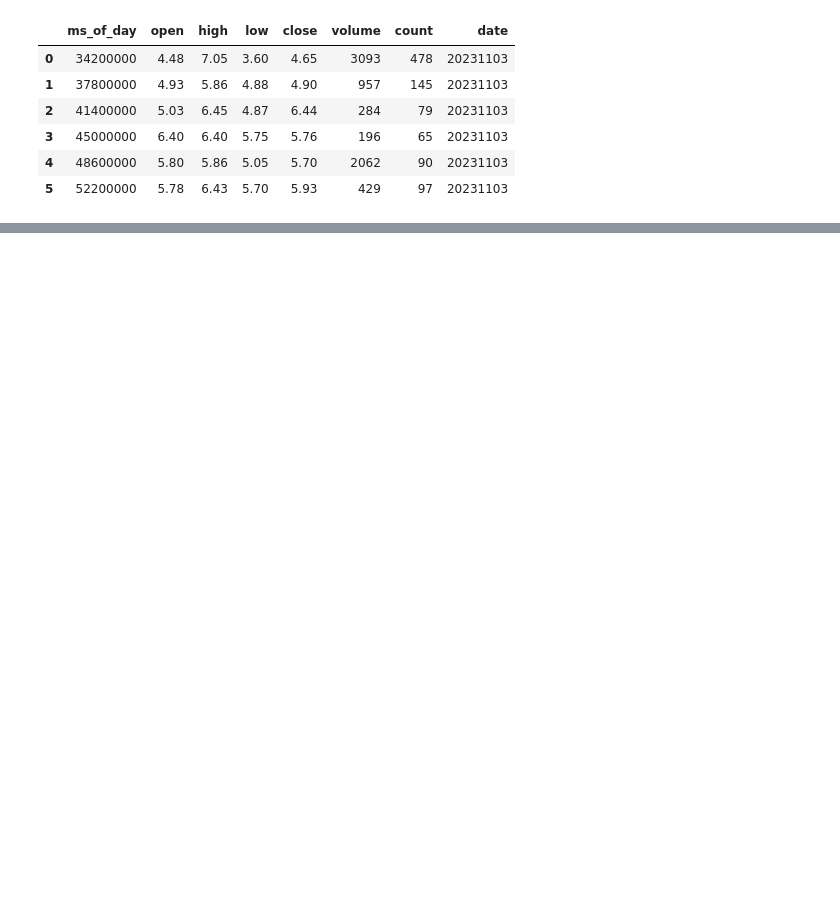
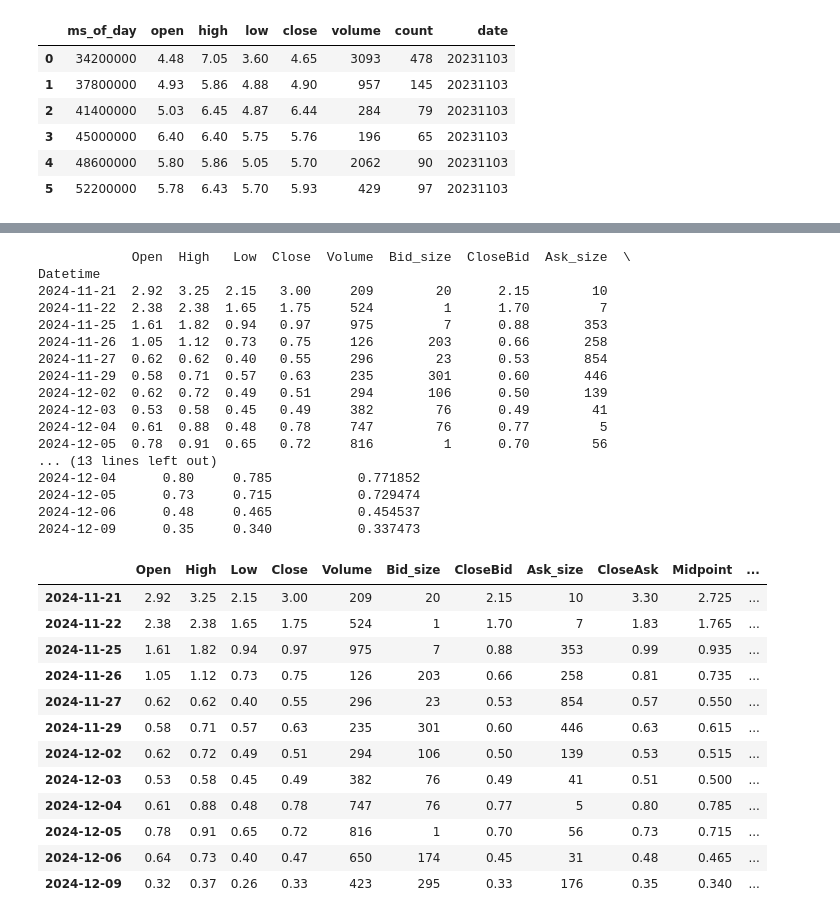
Before and after one commit to Zino-ctrlZ/FinanceDatabase, a Jupyter notebook: dbase/DataAPI/test.ipynb, the cells around one changed output, grey strips where cells are left out. Drawn from its saved outputs; the diff is of its cells as text; code cells hidden in the pictures; blank space fills up the shorter version.

Commit message:
conducting testing with proxy

```diff
--- a/dbase/DataAPI/test.ipynb
+++ b/dbase/DataAPI/test.ipynb
@@ -89,0 +161,18 @@ response
+# %%
+sample_data = {
+  'symbol': 'AAPL',
+  'start_date': '20241209',
+}
+
+
+contracts = list_contracts(sample_data['symbol'], sample_data['start_date'], proxy = instanceUrl)
+print(contracts)
+with open('./tests/list_contracts.txt', 'w') as file:
+    file.write(contracts.to_json(orient='split'))
+
+with open('./tests/list_contracts.txt', 'r') as file:
+    contracts_data = file.read()
+
+print(contracts_data)
+contracts_dataframe = pd.read_json(StringIO(contracts_data), orient='split')
+contracts_dataframe
@@ -89,0 +208,51 @@ response
+# %%
+sample_data = {
+  'symbol': 'NVDA',
+  'exp': '20250103',
+  'strike': 165.0,
+  'end_date': '20250103',
+  'start_date': 20250103,
+  'right': 'C',
+}
+
+response_eod_ohlc = retrieve_eod_ohlc(**sample_data, proxy = instanceUrl)
+print(response_eod_ohlc)
+with open('./tests/eod_ohlc.txt', 'w') as file:
+    file.write(response_eod_ohlc.to_json(orient='split'))
+
+with open('./tests/eod_ohlc.txt', 'r') as file:
+    eod_ohlc_json_data = file.read()
+
+eod_ohlc_dataframe = pd.read_json(StringIO(eod_ohlc_json_data), orient='split')
+eod_ohlc_dataframe
+# %% [output]
+            Open  High   Low  Close  Volume  Bid_size  CloseBid  Ask_size  \
+Datetime
+2024-11-21  2.92  3.25  2.15   3.00     209        20      2.15        10
+2024-11-22  2.38  2.38  1.65   1.75     524         1      1.70         7
+2024-11-25  1.61  1.82  0.94   0.97     975         7      0.88       353
+2024-11-26  1.05  1.12  0.73   0.75     126       203      0.66       258
+2024-11-27  0.62  0.62  0.40   0.55     296        23      0.53       854
+2024-11-29  0.58  0.71  0.57   0.63     235       301      0.60       446
+2024-12-02  0.62  0.72  0.49   0.51     294       106      0.50       139
+2024-12-03  0.53  0.58  0.45   0.49     382        76      0.49        41
+2024-12-04  0.61  0.88  0.48   0.78     747        76      0.77         5
+2024-12-05  0.78  0.91  0.65   0.72     816         1      0.70        56
+... (13 lines left out)
+2024-12-04      0.80     0.785           0.771852
+2024-12-05      0.73     0.715           0.729474
+2024-12-06      0.48     0.465           0.454537
+2024-12-09      0.35     0.340           0.337473
+|  | Open | High | Low | Close | Volume | Bid_size | CloseBid | Ask_size | CloseAsk | Midpoint | ... |
+| 2024-11-21 | 2.92 | 3.25 | 2.15 | 3.00 | 209 | 20 | 2.15 | 10 | 3.30 | 2.725 | ... |
+| 2024-11-22 | 2.38 | 2.38 | 1.65 | 1.75 | 524 | 1 | 1.70 | 7 | 1.83 | 1.765 | ... |
+| 2024-11-25 | 1.61 | 1.82 | 0.94 | 0.97 | 975 | 7 | 0.88 | 353 | 0.99 | 0.935 | ... |
+| 2024-11-26 | 1.05 | 1.12 | 0.73 | 0.75 | 126 | 203 | 0.66 | 258 | 0.81 | 0.735 | ... |
+| 2024-11-27 | 0.62 | 0.62 | 0.40 | 0.55 | 296 | 23 | 0.53 | 854 | 0.57 | 0.550 | ... |
+| 2024-11-29 | 0.58 | 0.71 | 0.57 | 0.63 | 235 | 301 | 0.60 | 446 | 0.63 | 0.615 | ... |
+| 2024-12-02 | 0.62 | 0.72 | 0.49 | 0.51 | 294 | 106 | 0.50 | 139 | 0.53 | 0.515 | ... |
+| 2024-12-03 | 0.53 | 0.58 | 0.45 | 0.49 | 382 | 76 | 0.49 | 41 | 0.51 | 0.500 | ... |
+| 2024-12-04 | 0.61 | 0.88 | 0.48 | 0.78 | 747 | 76 | 0.77 | 5 | 0.80 | 0.785 | ... |
+| 2024-12-05 | 0.78 | 0.91 | 0.65 | 0.72 | 816 | 1 | 0.70 | 56 | 0.73 | 0.715 | ... |
+| 2024-12-06 | 0.64 | 0.73 | 0.40 | 0.47 | 650 | 174 | 0.45 | 31 | 0.48 | 0.465 | ... |
+| 2024-12-09 | 0.32 | 0.37 | 0.26 | 0.33 | 423 | 295 | 0.33 | 176 | 0.35 | 0.340 | ... |
```
Also changed, not shown: parts of 15 cells of this notebook, 9 other files.
